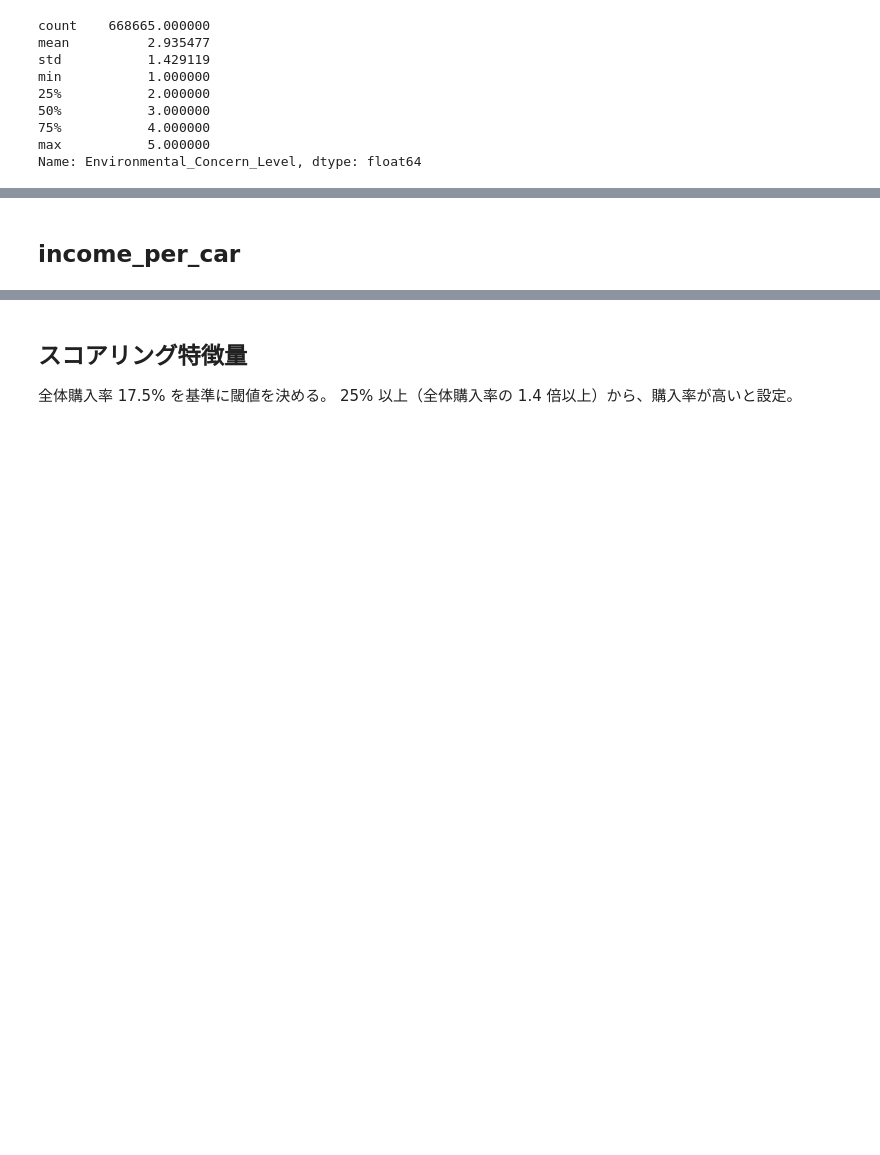
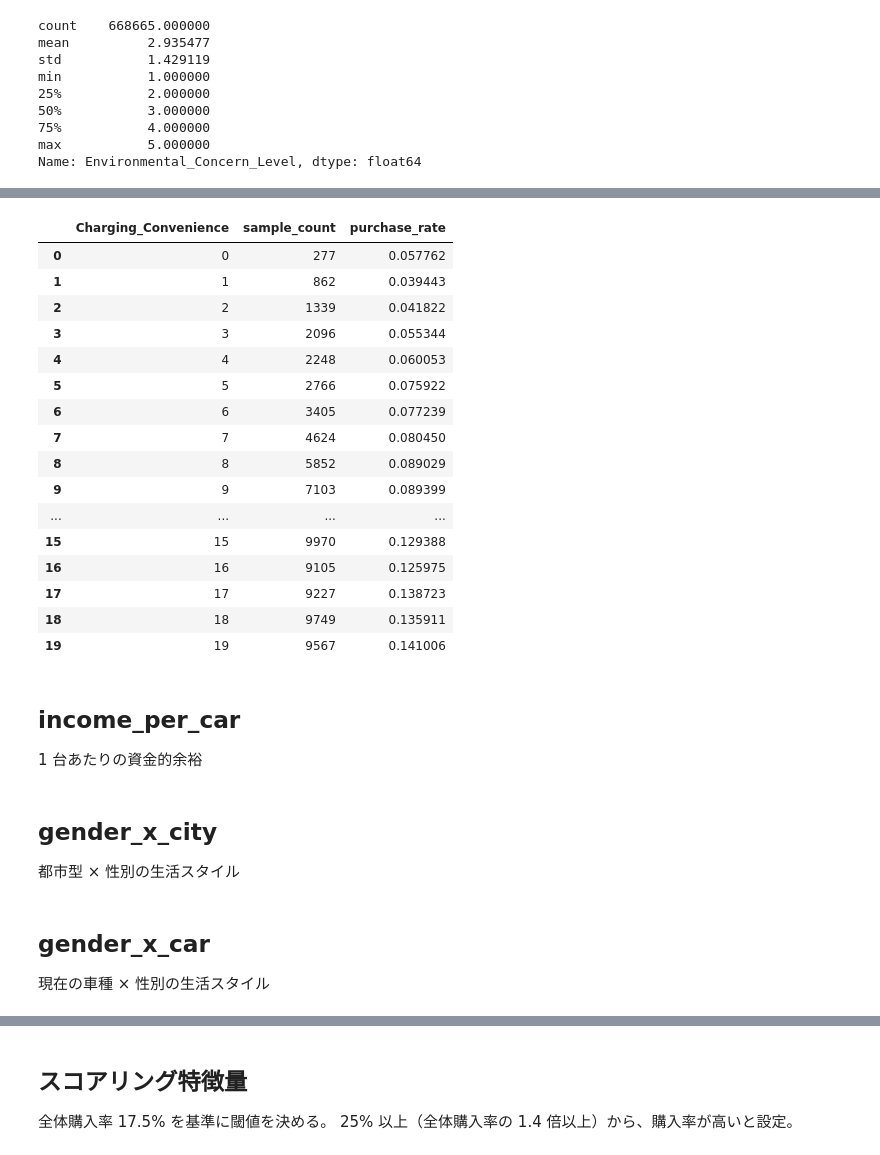
Before and after one commit to shoko-h-s/my_kaggle_solutions, a Jupyter notebook: ev-purchases-japanese.ipynb, the cells around one changed output, grey strips where cells are left out. Drawn from its saved outputs; the diff is of its cells as text; code cells hidden in the pictures; blank space fills up the shorter version.

Commit message:
Kaggle Notebook | EV Purchases | Japanese | Version 16

```diff
--- a/ev-purchases-japanese.ipynb
+++ b/ev-purchases-japanese.ipynb
@@ -409,5 +427,44 @@ test["Charging_Convenience"] = test["Charging_Stations_Near_Home"] + test["Charg
+# %%
+# 「自宅充電が不可（No）」の人だけに絞って、Charging_Convenience ごとの購入率を見る
+no_home_charge = train[train['Home_Charging_Possible'] == 'No'].copy()
+no_home_charge['Will_Buy_EV_num'] = (
+    no_home_charge['Will_Buy_EV'] == 'Yes'
+).astype(int)
+
+no_home_stats = (
+    no_home_charge.groupby('Charging_Convenience')['Will_Buy_EV_num']
+    .agg(['count', 'mean'])
+    .reset_index()
+)
+no_home_stats.columns = [
+    'Charging_Convenience',
+    'sample_count',
+    'purchase_rate',
+]
+
+display(no_home_stats.sort_values('Charging_Convenience').head(20))
+# %% [output]
+|  | Charging_Convenience | sample_count | purchase_rate |
+| 0 | 0 | 277 | 0.057762 |
+| 1 | 1 | 862 | 0.039443 |
+| 2 | 2 | 1339 | 0.041822 |
+| 3 | 3 | 2096 | 0.055344 |
+| 4 | 4 | 2248 | 0.060053 |
+| 5 | 5 | 2766 | 0.075922 |
+| 6 | 6 | 3405 | 0.077239 |
+| 7 | 7 | 4624 | 0.080450 |
+| 8 | 8 | 5852 | 0.089029 |
+| 9 | 9 | 7103 | 0.089399 |
+| ... | ... | ... | ... |
+| 15 | 15 | 9970 | 0.129388 |
+| 16 | 16 | 9105 | 0.125975 |
+| 17 | 17 | 9227 | 0.138723 |
+| 18 | 18 | 9749 | 0.135911 |
+| 19 | 19 | 9567 | 0.141006 |
 # %% [markdown]
 ## income_per_car
+
+1 台あたりの資金的余裕
 # %%
 # 0 除算を防ぐため np.where を使用（0台の場合はそのまま年収、または np.nan / 特定値に）
 train['income_per_car'] = train['Annual_Income_USD'] / np.where(
@@ -416,3 +473,7 @@ train['income_per_car'] = train['Annual_Income_USD'] / np.where(
 test['income_per_car'] = test['Annual_Income_USD'] / np.where(
     test['Number_of_Cars_Owned'] == 0, 1, test['Number_of_Cars_Owned']
 )
+# %% [markdown]
+## gender_x_city
+
+都市型 × 性別の生活スタイル
@@ -418,0 +487,4 @@ test['income_per_car'] = test['Annual_Income_USD'] / np.where(
+# %% [markdown]
+## gender_x_car
+
+現在の車種 × 性別の生活スタイル
```
Also changed, not shown: parts of 26 cells of this notebook.
